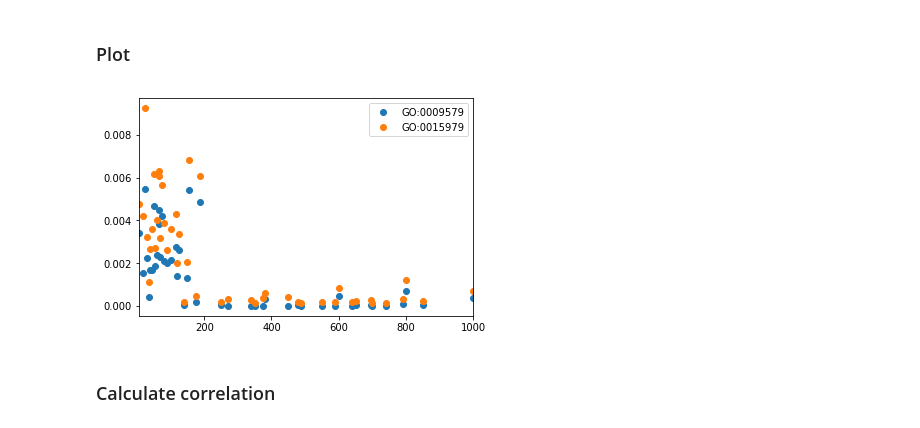
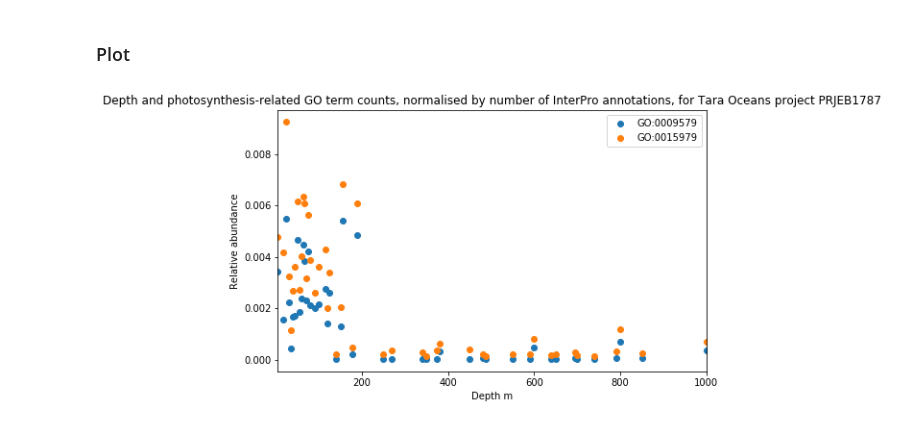
Before and after one commit to EBI-Metagenomics/examples, a Jupyter notebook: emgapi/examples/notebook/answers/ANSWER_ERP001736_go_depth_analysis.ipynb, the cells around one changed output. Cells and saved outputs as stored; diff of their text form; code cells hidden in the pictures.

```diff
--- a/emgapi/examples/notebook/answers/ANSWER_ERP001736_go_depth_analysis.ipynb
+++ b/emgapi/examples/notebook/answers/ANSWER_ERP001736_go_depth_analysis.ipynb
@@ -32,7 +32,7 @@ def find_metadata(metadata, key):
 metadata_key = 'geographic location (depth)'
 normilize_key = 'Predicted CDS with InterProScan match'
 
-# map GO terms to the temperature
+# map GO terms to the depth
 result = {}
 
 
@@ -70,29 +70,29 @@ with Session(API_BASE) as s:
         # list analysis results for each run
         for anls in run.analysis:
 
-            _pcds = find_metadata(anls.metadata, normilize_key)
+            _pcds = int(find_metadata(anls.metadata, normilize_key))
             if _pcds is None:
                 # missing value, skip run!
                 continue
 
-            _temperature = metadata_map[anls.accession]
+            _depth = metadata_map[anls.accession]
             try:
-                result[_temperature]
+                result[_depth]
             except KeyError:
-                result[_temperature] = {}
+                result[_depth] = {}
 
             # list a summary of GO terms derived from InterPro matches
             rt = "runs/%s/pipelines/%s/go-slim" % (anls.accession, anls.pipeline_version)
             af = Filter(urlencode({'page_size': 100}))
             for ann in s.iterate(rt, af):
                 try:
-                    result[_temperature][ann.accession]
+                    result[_depth][ann.accession]
                 except KeyError:
-                    result[_temperature][ann.accession] = list()
+                    result[_depth][ann.accession] = list()
                 # normalize annotation counts, adjusting value
-                _norm = int(ann.count)/int(_pcds)
+                _norm = int(ann.count)/_pcds
                 # assign value
-                result[_temperature][ann.accession].append(_norm)
+                result[_depth][ann.accession].append(_norm)
 
     print("DONE")
     print("Missing: ", missing_meta)
@@ -102,11 +102,11 @@ Missing:  ['ERR599001']
 # %% [markdown]
 ### Clean up data
 # %%
-# remove invalid depth
-# for k in copy.deepcopy(list(result.keys())):
-#     if k > 2000:
-#         del result[k]
-# average value of the same temperature
+# remove invalid depths
+for k in copy.deepcopy(list(result.keys())):
+    if k > 2000:
+        del result[k]
+# average value of the same depth
 for k in result:
     for k1 in result[k]:
         result[k][k1] = np.mean(result[k][k1])
@@ -114,13 +151,15 @@ for k in result:
 ### Plot
 # %%
 df = DataFrame(result)
-df_go = df.T[['GO:0009579','GO:0015979']].copy()
-df_go = df_go.dropna()
+df_go_plot = df.T[['GO:0009579','GO:0015979']].copy()
 
-df_go.plot(y=['GO:0009579', 'GO:0015979'], use_index=True, style='o')
+pl = df_go_plot.plot(
+    y=['GO:0009579', 'GO:0015979'], use_index=True, style='o', figsize=(8,5),
+    title='Depth and photosynthesis-related GO term counts, normalised by number of InterPro annotations, for Tara Oceans project PRJEB1787',
+)
+pl.set_xlabel("Depth m")
+pl.set_ylabel("Relative abundance")
 
 plt.show()
 # %% [output]
-[figure, old version]
+[figure, new version]
-# %% [markdown]
-### Calculate correlation
```
Also changed, not shown: parts of 5 cells of this notebook, 5 other files.
